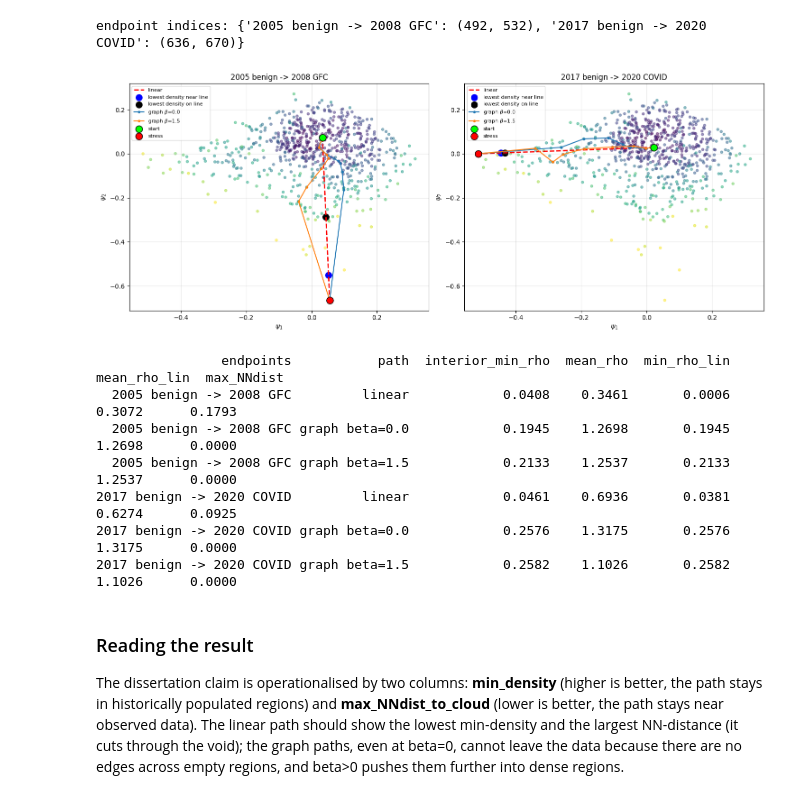
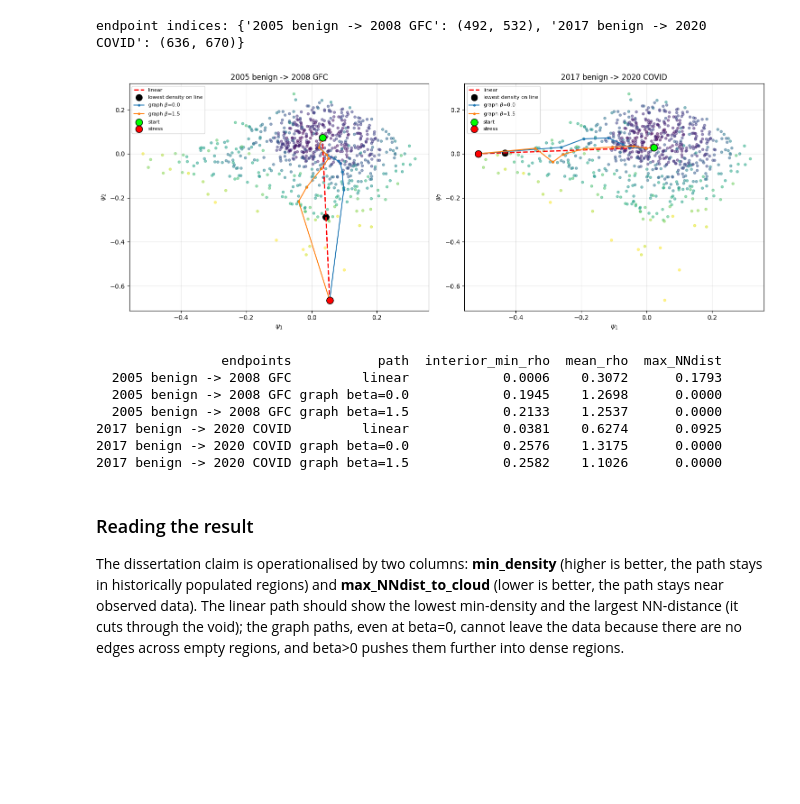
Before and after one commit to adamfowliee/JDKF_Starter, a Jupyter notebook: dissertation_brief/brief_phase3.ipynb, the cells around one changed output. Cells and saved outputs as stored; diff of their text form; code cells hidden in the pictures; blank space fills up the shorter version.

```diff
--- a/dissertation_brief/brief_phase3.ipynb
+++ b/dissertation_brief/brief_phase3.ipynb
@@ -25,6 +25,7 @@ import dcor
 from scipy import stats
 from scipy.signal import find_peaks
 import matplotlib.dates as mdates
+import plot_style as ps
 
 import plotly.graph_objects as go
 from plotly.subplots import make_subplots
@@ -39,6 +40,13 @@ def diffusion_map(data, eps, alpha=1, k=8):
     phi = Dis[:, None]*v
     Psi = phi[:, 1:k+1]*w[1:k+1]
     return {"evals": w, "Psi": Psi, "phi": phi, "W": Wm, "degrees": q}
+
+
+def density_and_bandwidth(Psi, multiplier=0.1):
+    N = Psi.shape[0]
+    median_Dsq = np.median(squareform(pdist(Psi)**2)[np.triu_indices(N,1)])
+    h = multiplier * median_Dsq
+    return h, median_Dsq, graph_degree_density(Psi, h)
 # %% [markdown]
 ## [C1] Load the quantile-transformed data (not clipped raw)
 # %%
@@ -148,9 +158,7 @@ def graph_degree_density(Psi, h):
     rho = np.maximum(rho, 1e-6)
     return rho, -np.log(rho), scale
 
-med_Dsq = np.median(squareform(pdist(Psi)**2)[np.triu_indices(N,1)])
-h_dens = 0.10*med_Dsq
-rho, V, scale = graph_degree_density(Psi, h_dens)
+h_dens, med_Dsq, (rho, V, scale) = density_and_bandwidth(Psi)
 print(f"density bandwidth h = {h_dens:.4f}, V range [{V.min():.2f}, {V.max():.2f}]")
 
 fig, ax = plt.subplots(figsize=(7,6))
@@ -339,8 +496,7 @@ endpoint indices: {'2005 benign -> 2008 GFC': (492, 532), '2017 benign -> 2020 C
 # discriminate. Report (a) min density over INTERIOR points, (b) mean density, (c) max NN distance
 # to the cloud. The discriminating signals are mean-density and NN-distance.
 
-median_Dsq = np.median(squareform(pdist(Psi)**2)[np.triu_indices(N,1)])
-h = 0.1*median_Dsq; rho, V, scale = graph_degree_density(Psi, h=h)
+h_dens, med_Dsq, (rho, V, scale) = density_and_bandwidth(Psi)
 # I had this function from Phase 4 to find the density of the line, I test it here
 def latent_density_at_points(gamma, Psi, h, scale):
     Dsq_query = cdist(gamma, Psi, metric="sqeuclidean")
@@ -350,51 +506,47 @@ def latent_density_at_points(gamma, Psi, h, scale):
     V_query = -np.log(rho_query_floor)
     return rho_query_floor, V_query
 
 def interior_min_mean(idx_path):
     interior = idx_path[1:-1] if len(idx_path) > 2 else idx_path
     return rho[interior].min(), rho[interior].mean()
 
 def lin_interior_min_mean(s, e, h, scale, n=40):
     lin = np.linspace(Psi[s], Psi[e], n)[1:-1]
-    nn = np.array([np.argmin(np.linalg.norm(Psi - p, axis=1)) for p in lin])
     rho_lin, _ = latent_density_at_points(lin, Psi, h, scale)
-    min_nn_idx, min_lin_idx = np.argmin(rho[nn]), np.argmin(rho_lin)
-    return rho[nn].min(), rho[nn].mean(), rho_lin.min(), rho_lin.mean(), nn_dist_to_cloud(lin).max(), min_nn_idx, min_lin_idx
-
+    return rho_lin.min(), rho_lin.mean(), np.argmin(rho_lin), nn_dist_to_cloud(lin).max()
 
 betas = [0.0, 1.5] #[0.0, 0.5, 1.0, 2.0]
 summary = []
 fig, axes = plt.subplots(1, len(pairs), figsize=(15, 6))
 for ax, (name, (s, e)) in zip(np.atleast_1d(axes), pairs.items()):
     ax.scatter(Psi[:,0], Psi[:,1], c=V, s=15, cmap="viridis", alpha=.5)
     lin = np.linspace(Psi[s], Psi[e], 40)
     ax.plot(lin[:,0], lin[:,1], "r--", lw=2, label="linear")
-    lmin, lmean, llmin, llmean, lnn, nn_idx, lin_idx = lin_interior_min_mean(s, e, h, scale)
-    ax.scatter(*lin[nn_idx+1, :2], c="blue", s=100, label="lowest density near line")
-    ax.scatter(*lin[lin_idx+1, :2], c="k", s=100, label="lowest density on line")
-    summary.append((name, "linear", lmin, lmean, llmin, llmean, lnn))
+    rho_min, rho_mean, idx_min, nn_dist = lin_interior_min_mean(s, e, h_dens, scale)
+    ax.scatter(*lin[idx_min+1, :2], c="k", s=100, label="lowest density on line")
+    summary.append((name, "linear", rho_min, rho_mean, nn_dist))
     for beta in betas:
         p = graph_path(A_dist_sym, beta, V, s, e); P = Psi[p]
         ax.plot(P[:,0], P[:,1], marker="o", ms=3, label=fr"graph $\beta$={beta}")
         imin, imean = interior_min_mean(p)
-        summary.append((name, f"graph beta={beta}", imin, imean, imin, imean, nn_dist_to_cloud(P).max()))
+        summary.append((name, f"graph beta={beta}", imin, imean, nn_dist_to_cloud(P).max()))
     ax.scatter(*Psi[s,:2], c="lime", s=120, ec="k", zorder=5, label="start")
     ax.scatter(*Psi[e,:2], c="red", s=120, ec="k", zorder=5, label="stress")
     ax.set_title(name); ax.set_xlabel(r"$\psi_1$"); ax.set_ylabel(r"$\psi_2$")
     ax.legend(fontsize=8); ax.grid(alpha=.3)
 plt.tight_layout(); plt.show()
 
-res = pd.DataFrame(summary, columns=["endpoints","path","interior_min_rho","mean_rho", "min_rho_lin", "mean_rho_lin", "max_NNdist"])
+res = pd.DataFrame(summary, columns=["endpoints","path","interior_min_rho","mean_rho", "max_NNdist"])
 print(res.round(4).to_string(index=False))
 # %% [output]
-[figure, old version]
+[figure, new version]
-                endpoints           path  interior_min_rho  mean_rho  min_rho_lin  mean_rho_lin  max_NNdist
-  2005 benign -> 2008 GFC         linear            0.0408    0.3461       0.0006        0.3072      0.1793
-  2005 benign -> 2008 GFC graph beta=0.0            0.1945    1.2698       0.1945        1.2698      0.0000
-  2005 benign -> 2008 GFC graph beta=1.5            0.2133    1.2537       0.2133        1.2537      0.0000
-2017 benign -> 2020 COVID         linear            0.0461    0.6936       0.0381        0.6274      0.0925
-2017 benign -> 2020 COVID graph beta=0.0            0.2576    1.3175       0.2576        1.3175      0.0000
-2017 benign -> 2020 COVID graph beta=1.5            0.2582    1.1026       0.2582        1.1026      0.0000
+                endpoints           path  interior_min_rho  mean_rho  max_NNdist
+  2005 benign -> 2008 GFC         linear            0.0006    0.3072      0.1793
+  2005 benign -> 2008 GFC graph beta=0.0            0.1945    1.2698      0.0000
+  2005 benign -> 2008 GFC graph beta=1.5            0.2133    1.2537      0.0000
+2017 benign -> 2020 COVID         linear            0.0381    0.6274      0.0925
+2017 benign -> 2020 COVID graph beta=0.0            0.2576    1.3175      0.0000
+2017 benign -> 2020 COVID graph beta=1.5            0.2582    1.1026      0.0000
 # %% [markdown]
 ### Reading the result
 
```
Also changed, not shown: parts of 19 cells of this notebook, 24 other files.
